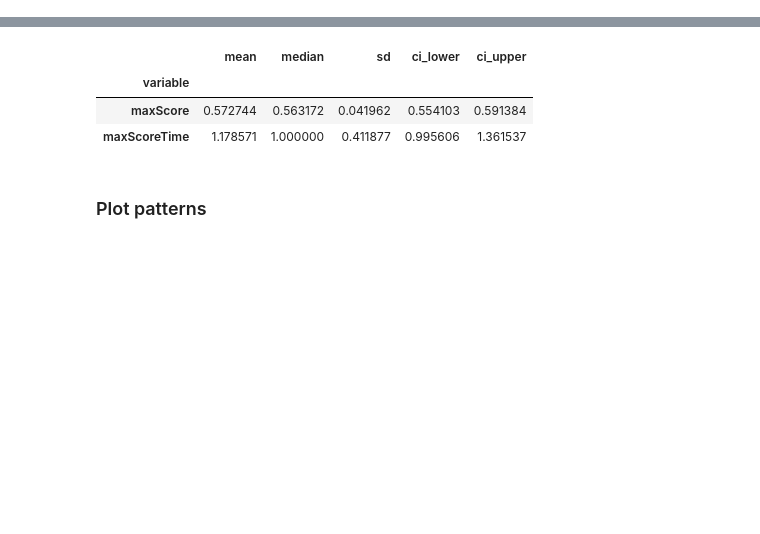
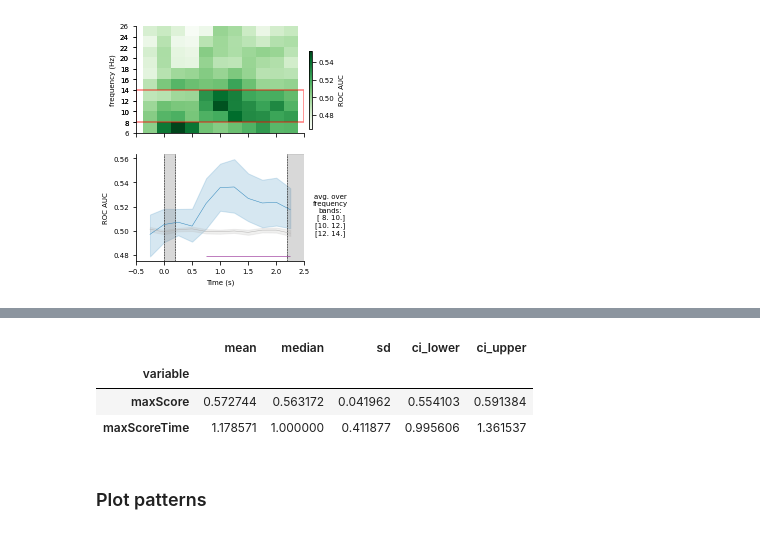
Before and after one commit to eioe/vMemEcc-Analyses, a Jupyter notebook: Analyses_Py/04.3_decoding_csp_plotters.ipynb, the cells around one changed output, grey strips where cells are left out. Drawn from its saved outputs; the diff is of its cells as text; code cells hidden in the pictures; blank space fills up the shorter version.

```diff
--- a/Analyses_Py/04.3_decoding_csp_plotters.ipynb
+++ b/Analyses_Py/04.3_decoding_csp_plotters.ipynb
@@ -451,0 +400,72 @@ fig.savefig(fname)
+# %%
+## Setup:
+# plt.rcParams['figure.figsize'] = [5*3, 5*3]
+plt.rcParams['svg.fonttype'] = 'none'
+mpl.rcParams['pdf.fonttype'] = 42
+mpl.rcParams['ps.fonttype'] = 42
+plt.rcParams["legend.loc"] = 'upper left'
+plt.rcParams['font.size'] = 7
+
+# Setup dict with infos for plotting:
+plt_dict = defaultdict(dict)
+pp = {'t_stimon':  0,
+      'xmin': times[0],
+      'xmax': times[-1]}
+plt_dict['stimon'] = pp
+# %%
+cm = 1/2.54
+fig, ax = plt.subplots(2,1, sharex=True, figsize=(8.8*cm,11*cm))
+
+scores_avg = np.mean(scores, axis=0)
+im = plot_decod_image_tfr(scores_avg, conditions, times, freqs, scoring, ax[0])
+
+# Create version with red box around classical alpha range (8-12Hz):
+rect = mpl.patches.Rectangle((-.5, 8), 3, 6,
+                             linewidth=1.6, edgecolor='r', facecolor='none', alpha=0.5)
+ax[0].add_patch(rect)
+
+acc_df = pd.DataFrame(scores[:, idx_freqs_of_intr, :].mean(axis=1)) #average across freqs of interest
+acc_df.columns = times
+acc_df_long = acc_df.melt(var_name='time', value_name='score')  # put into long format
+acc_df_long['decoding target'] = 'Load'
+acc_df_long['labels'] = 'All'
+
+acc_df_chance = pd.DataFrame(scores_chance[:, idx_freqs_of_intr, :].mean(axis=1)) #average across freqs of interest
+acc_df_chance.columns = times
+acc_df_long_chance = acc_df_chance.melt(var_name='time', value_name='score')  # put into long format
+acc_df_long_chance['decoding target'] = 'Load'
+acc_df_long_chance['labels'] = 'Chance'
+
+acc_df_long = pd.concat([acc_df_long, acc_df_long_chance])
+
+# run CBP test to find sign. clusters' times:
+scores_ts = scores[:, idx_freqs_of_intr, :].mean(axis=1)
+scores_ts_chance = scores_chance[:, idx_freqs_of_intr, :].mean(axis=1)
+T_obs, clusters, p_values = run_cbp_test(scores_ts - scores_ts_chance) # 0.5) #
+p_val_cbp = 0.05
+idx_sign_clusters = np.argwhere(p_values<p_val_cbp)
+sign_cluster_times = [times[clusters[idx[0]]][[0,-1]] for idx in idx_sign_clusters]
+
+plot_score_ts(acc_df_long, plt_dict['stimon'], color='blue', scoring=scoring, sign_clusters=sign_cluster_times, p_lvl=p_val_cbp, ax=ax[1])
+fig.subplots_adjust(right=0.8)
+cbar_ax = fig.add_axes([0.82, 0.55, 0.01, 0.25])
+if scoring == 'roc_auc':
+    scoring_str = 'ROC AUC'
+else:
+    scoring_str = scoring
+fig.colorbar(im, cax=cbar_ax, label=scoring_str)
+txt_ax = fig.add_axes([0.9, 0.15, 0.01, 0.25])
+txt_ax.set_axis_off()
+freqs_formatted = '\n'.join([str(f) for f in freqs[idx_freqs_of_intr]])
+txt_ax.text(0.5*(1), 0.5*(1), f'avg. over\nfrequency\nbands:\n{freqs_formatted}',
+        horizontalalignment='center',
+        verticalalignment='center',
+        fontsize=7, color='black',
+        transform=txt_ax.transAxes)
+
+fpath = op.join(config.paths['plots'], '10_tfr_decoding')
+helpers.chkmk_dir(fpath)
+fname = op.join(fpath, 'AUC-Load_overall.pdf')
+fig.savefig(fname)
+# %% [output]
+[figure, added]
```
Also changed, not shown: parts of 9 cells of this notebook, 4 other files.
